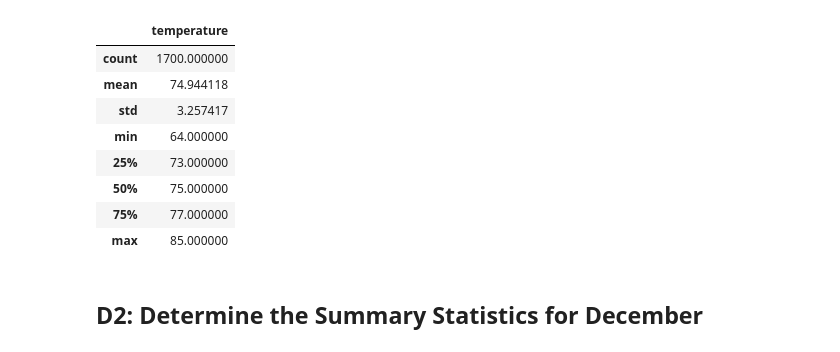
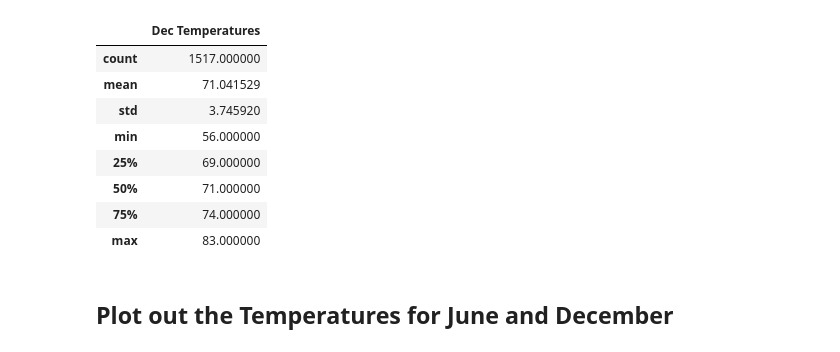
Before and after one commit to SohaT7/Surfs_Up, a Jupyter notebook: SurfsUp_analysis.ipynb, the cells around one changed output. Drawn from its saved outputs; the diff is of its cells as text; code cells hidden in the pictures.

```diff
--- a/SurfsUp_analysis.ipynb
+++ b/SurfsUp_analysis.ipynb
@@ -9,11 +9,11 @@ from sqlalchemy.ext.automap import automap_base
 from sqlalchemy.orm import Session
 from sqlalchemy import create_engine, func
 # %%
-engine = create_engine("sqlite:///hawaii.sqlite")
+engine = create_engine("sqlite:///Resources/hawaii.sqlite")
 
-# reflect an existing database into a new model
+# Reflect an existing database into a new model
 Base = automap_base()
-# reflect the tables
+# Reflect the tables
 Base.prepare(engine, reflect=True)
 
 # Save references to each table
@@ -53,0 +99,6 @@ results = session.query(Measurement.date, Measurement.tobs).filter(extract('mont
+# %%
+# 7. Convert the December temperatures to a list.
+results_dec = session.query(Measurement.date, Measurement.tobs).\
+    filter(extract('month', Measurement.date)==12).all()
+# Print the list
+print(results_dec)
@@ -54,4 +107,9 @@ results = session.query(Measurement.date, Measurement.tobs).filter(extract('mont
 # %%
-# 4. Create a DataFrame from the list of temperatures for the month of June.
-df = pd.DataFrame(results, columns=['date', 'temperature'])
-df.set_index(df['date'], inplace=True)
+# 8. Create a DataFrame from the list of temperatures for the month of December.
+df_dec = pd.DataFrame(results_dec, columns=['Date', 'Dec Temperatures'])
+
+# Set the index to Date column
+df_dec.set_index(df_dec['Date'], inplace=False)
+
+# Print the DataFrame
+df_dec
@@ -58,15 +130,15 @@ df.set_index(df['date'], inplace=True)
 # %%
-# 5. Calculate and print out the summary statistics for the June temperature DataFrame.
-df.describe()
+# 9. Calculate and print out the summary statistics for the Decemeber temperature DataFrame.
+df_dec.describe()
 # %% [output]
-|  | temperature |
-| count | 1700.000000 |
-| mean | 74.944118 |
-| std | 3.257417 |
-| min | 64.000000 |
-| 25% | 73.000000 |
-| 50% | 75.000000 |
-| 75% | 77.000000 |
-| max | 85.000000 |
+|  | Dec Temperatures |
+| count | 1517.000000 |
+| mean | 71.041529 |
+| std | 3.745920 |
+| min | 56.000000 |
+| 25% | 69.000000 |
+| 50% | 71.000000 |
+| 75% | 74.000000 |
+| max | 83.000000 |
 # %% [markdown]
-## D2: Determine the Summary Statistics for December
+## Plot out the Temperatures for June and December
```
Also changed, not shown: parts of 16 cells of this notebook.
